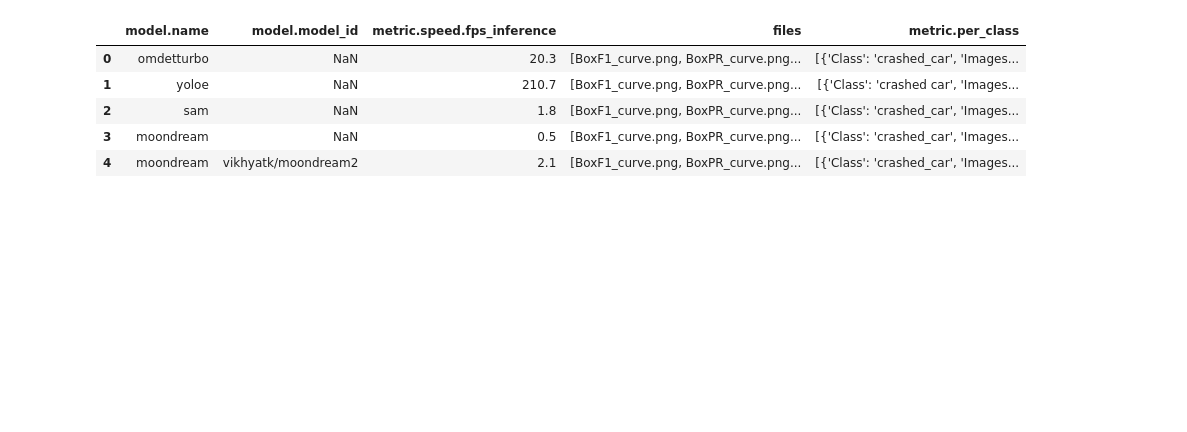
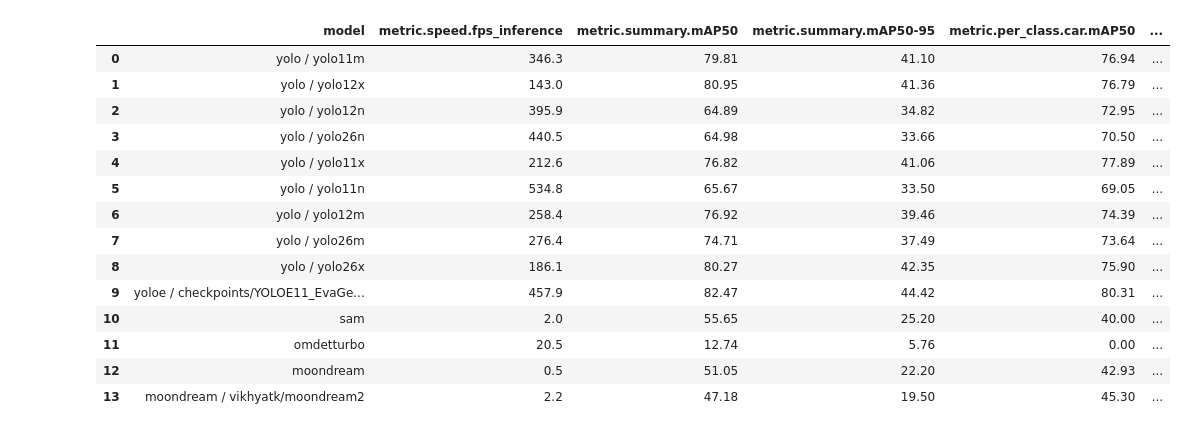
Before and after one commit to pasqualedem/VISTA, a Jupyter notebook: notebooks/aggregate.ipynb, the cells around one changed output. Cells and saved outputs as stored; diff of their text form; code cells hidden in the pictures; blank space fills up the shorter version.

```diff
--- a/notebooks/aggregate.ipynb
+++ b/notebooks/aggregate.ipynb
@@ -69,9 +69,9 @@ def collect_runs(root: str | os.PathLike) -> pd.DataFrame:
 
     return pd.DataFrame(rows)
 # %%
-OUT_DIR = "../out"
+OUT_DIR = "../out/cineca"
 
-df = collect_runs(OUT_DIR)
-df
+res_df = collect_runs(OUT_DIR)
+res_df
 # %% [output]
 <class 'list'> classes ['crashed_car', 'person', 'car']
@@ -121,13 +110,44 @@ list(df.columns)
 # %%
-columns = ["model.name", "model.model_id", 'metric.speed.fps_inference', "files", 'metric.per_class']
+df = res_df.copy()
+
+df["model"] = df[["model.name", "model.model_id", "model.model"]].apply(
+    lambda r: " / ".join(str(v) for v in r if pd.notna(v)), axis=1
+)
+
+columns = ["model", 'metric.speed.fps_inference',  'metric.summary.mAP50', 'metric.summary.mAP50-95', 'metric.per_class.car.mAP50', 'metric.per_class.crashed_car.mAP50', 'metric.per_class.person.mAP50']
+
+# Some rows have "crashed car" instead of "crashed_car" due to a bug in the code that generates the metrics. We want to include both columns if they exist, and ignore missing ones.
+
+# assert at least one contains a value
+assert df[["metric.per_class.crashed_car.mAP50", "metric.per_class.crashed car.mAP50"]].notna().any().any(), "Neither 'crashed_car' nor 'crashed car' columns contain any values"
+# assert not both contain values in the same row (should be mutually exclusive)
+assert not (df["metric.per_class.crashed_car.mAP50"].notna() & df["metric.per_class.crashed car.mAP50"].notna()).any(), "Some rows contain values in both 'crashed_car' and 'crashed car' columns, which should be mutually exclusive"
+# fill missing values in one column with the other
+df["metric.per_class.crashed_car.mAP50"] = df["metric.per_class.crashed_car.mAP50"].combine_first(df["metric.per_class.crashed car.mAP50"])
+
+# multiply map columns by 100 to convert to percentage and round to 2 decimal places
+map_columns = [col for col in df.columns if col.startswith("metric.summary.mAP") or col.startswith("metric.per_class.")]
+df[map_columns] = df[map_columns] * 100
+df[map_columns] = df[map_columns].round(2)
+
+
 df[columns]
 # %% [output]
-|  | model.name | model.model_id | metric.speed.fps_inference | files | metric.per_class |
-| 0 | omdetturbo | NaN | 20.3 | [BoxF1_curve.png, BoxPR_curve.png... | [{'Class': 'crashed_car', 'Images... |
-| 1 | yoloe | NaN | 210.7 | [BoxF1_curve.png, BoxPR_curve.png... | [{'Class': 'crashed car', 'Images... |
-| 2 | sam | NaN | 1.8 | [BoxF1_curve.png, BoxPR_curve.png... | [{'Class': 'crashed_car', 'Images... |
-| 3 | moondream | NaN | 0.5 | [BoxF1_curve.png, BoxPR_curve.png... | [{'Class': 'crashed_car', 'Images... |
-| 4 | moondream | vikhyatk/moondream2 | 2.1 | [BoxF1_curve.png, BoxPR_curve.png... | [{'Class': 'crashed_car', 'Images... |
+|  | model | metric.speed.fps_inference | metric.summary.mAP50 | metric.summary.mAP50-95 | metric.per_class.car.mAP50 | ... |
+| 0 | yolo / yolo11m | 346.3 | 79.81 | 41.10 | 76.94 | ... |
+| 1 | yolo / yolo12x | 143.0 | 80.95 | 41.36 | 76.79 | ... |
+| 2 | yolo / yolo12n | 395.9 | 64.89 | 34.82 | 72.95 | ... |
+| 3 | yolo / yolo26n | 440.5 | 64.98 | 33.66 | 70.50 | ... |
+| 4 | yolo / yolo11x | 212.6 | 76.82 | 41.06 | 77.89 | ... |
+| 5 | yolo / yolo11n | 534.8 | 65.67 | 33.50 | 69.05 | ... |
+| 6 | yolo / yolo12m | 258.4 | 76.92 | 39.46 | 74.39 | ... |
+| 7 | yolo / yolo26m | 276.4 | 74.71 | 37.49 | 73.64 | ... |
+| 8 | yolo / yolo26x | 186.1 | 80.27 | 42.35 | 75.90 | ... |
+| 9 | yoloe / checkpoints/YOLOE11_EvaGe... | 457.9 | 82.47 | 44.42 | 80.31 | ... |
+| 10 | sam | 2.0 | 55.65 | 25.20 | 40.00 | ... |
+| 11 | omdetturbo | 20.5 | 12.74 | 5.76 | 0.00 | ... |
+| 12 | moondream | 0.5 | 51.05 | 22.20 | 42.93 | ... |
+| 13 | moondream / vikhyatk/moondream2 | 2.2 | 47.18 | 19.50 | 45.30 | ... |
 # %%
 import json
 import yaml
```
Also changed, not shown: parts of 3 cells of this notebook, 3 other files.
